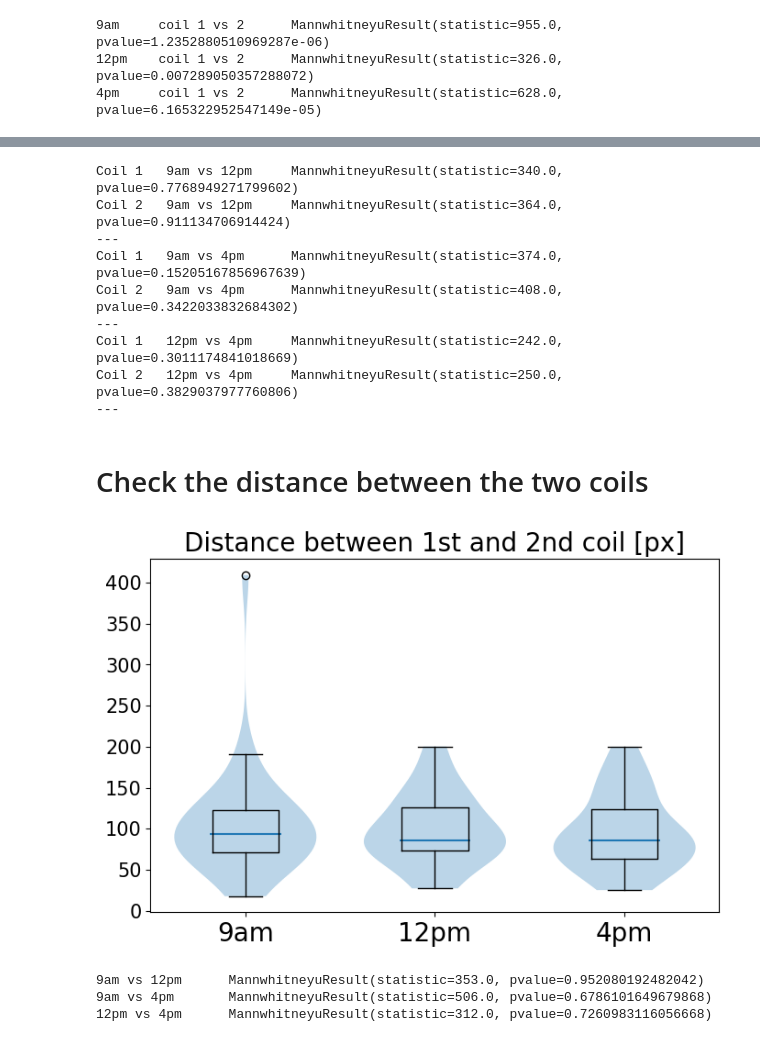
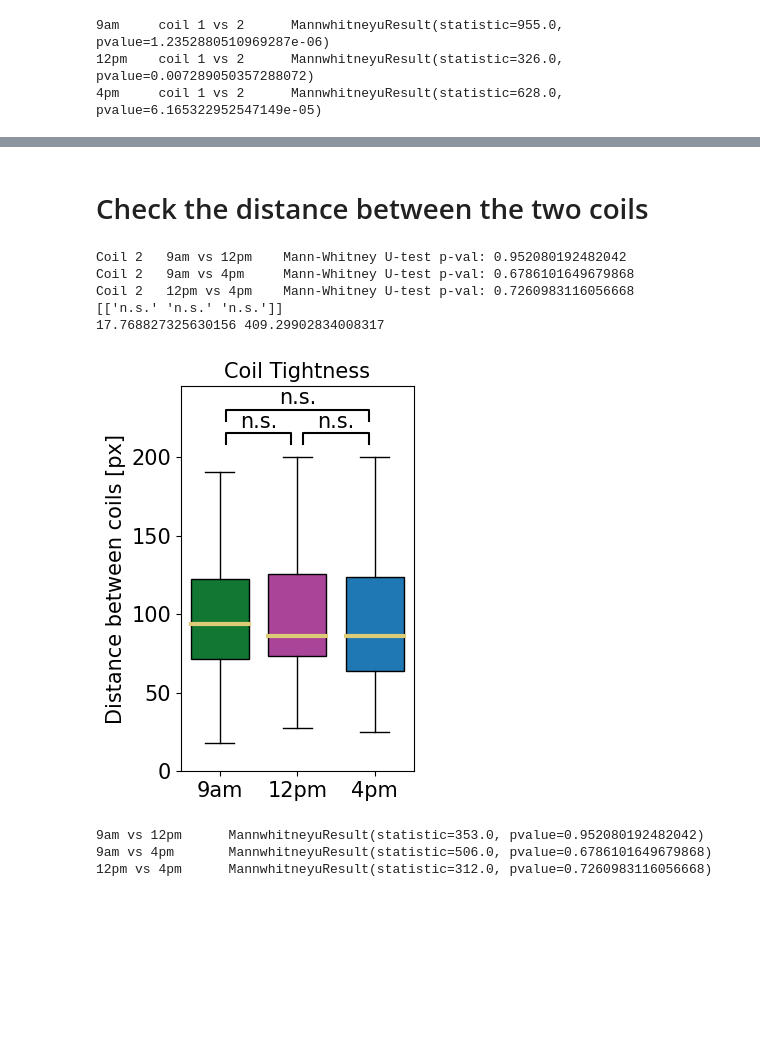
Before and after one commit to ejamezquita/cuscuta, a Jupyter notebook: jupyter/03_pd_wrangle.ipynb, the cells around one changed output, grey strips where cells are left out. Drawn from its saved outputs; the diff is of its cells as text; code cells hidden in the pictures; blank space fills up the shorter version.

```diff
--- a/jupyter/03_pd_wrangle.ipynb
+++ b/jupyter/03_pd_wrangle.ipynb
@@ -346,18 +498,3 @@ fig.tight_layout();
-# %%
-for i,j in it.combinations(range(len(Times)), 2):
-    for k in range(2):
-        print('Coil', k+1, '\t', Times[i],'vs',Times[j],'\t', stats.mannwhitneyu(positions[Times[i]][:,k], positions[Times[j]][:, k], method='exact'))
-    print('---')
-# %% [output]
-Coil 1   9am vs 12pm     MannwhitneyuResult(statistic=340.0, pvalue=0.7768949271799602)
-Coil 2   9am vs 12pm     MannwhitneyuResult(statistic=364.0, pvalue=0.911134706914424)
----
-Coil 1   9am vs 4pm      MannwhitneyuResult(statistic=374.0, pvalue=0.15205167856967639)
-Coil 2   9am vs 4pm      MannwhitneyuResult(statistic=408.0, pvalue=0.3422033832684302)
----
-Coil 1   12pm vs 4pm     MannwhitneyuResult(statistic=242.0, pvalue=0.3011174841018669)
-Coil 2   12pm vs 4pm     MannwhitneyuResult(statistic=250.0, pvalue=0.3829037977760806)
----
 # %% [markdown]
 # Check the distance between the two coils
 # %%
@@ -366,18 +503,58 @@ tight = dict()
 for key in dfs:
     s = np.diff(positions[key], axis=1).squeeze().astype(float)
     tight[key] = s
+# %%
+mwhit = np.zeros((1,3))
+
+for ix,(i,j) in enumerate(it.combinations(range(len(Times)), 2)):
+    mwhit[0,ix] = stats.mannwhitneyu(tight[Times[i]], tight[Times[j]], method='exact').pvalue
+    print('Coil', k+1, '\t', Times[i],'vs',Times[j],'\tMann-Whitney U-test p-val:', mwhit[0,ix])
+
+smwhit = singifmtx(mwhit, limits)
+print(smwhit)
+
+hmin = min([np.min(tight[key]) for key in speed])
+hmax = max([np.max(tight[key]) for key in speed])
+print(hmin, hmax)
+hmax = 215
+# %% [output]
+Coil 2   9am vs 12pm    Mann-Whitney U-test p-val: 0.952080192482042
+Coil 2   9am vs 4pm     Mann-Whitney U-test p-val: 0.6786101649679868
+Coil 2   12pm vs 4pm    Mann-Whitney U-test p-val: 0.7260983116056668
+[['n.s.' 'n.s.' 'n.s.']]
+17.768827325630156 409.29902834008317
 # %%
-fig, ax = plt.subplots(1,1, figsize=(8,5), sharey=True, sharex=True)
+fig, ax = plt.subplots(1,1, figsize=(3,5), sharey=True, sharex=True)
 ax = np.atleast_1d(ax).ravel(); i=0
 
-vplot = ax[i].violinplot([tight[key] for key in speed], widths=0.75, showmedians=True, showextrema=False)
-bplot = ax[i].boxplot([tight[key] for key in speed], widths=0.35, patch_artist=False, medianprops={'lw':3, 'color':colors[5], 'alpha':0}, zorder=3)
+bplot = ax[i].boxplot([tight[key] for key in speed],
+                      widths=0.75, patch_artist=True,
+                      medianprops={'lw':3, 'color':colors[5], 'alpha':1}, zorder=3)
+for patch, color in zip(bplot['boxes'], colors[:2]):
+    patch.set_facecolor(color)
 
-ax[i].tick_params('y', labelsize=fs-5);
+for ix,(i,j) in enumerate(it.combinations(range(len(Times)), 2)):
+    if i+j == 2:
+        epsy = 15
+    else:
+        epsy = 0
+    xfoo = np.array([i+1+epsx, i+1+epsx, j+1-epsx, j+1-epsx])
+    yfoo = np.array([hmax-7,hmax,hmax,hmax-7]) + epsy
+    ax[0].text((xfoo[0] + xfoo[2])*.5, yfoo[0]+8, smwhit[0,ix], ha='center', va='bottom', color='k', fontsize=fs)
+    ax[0].plot(xfoo, yfoo, lw=1.5, c='k')
+
+i = 0
+ax[i].set_ylim((0,hmax+30))
+ax[i].tick_params(labelsize=fs);
 ax[i].set_xticks(np.arange(len(Times)) + 1, Times, fontsize=fs);
-ax[i].set_title('Distance between 1st and 2nd coil [px]', fontsize=fs);
+ax[i].set_ylabel('Distance between coils [px]', fontsize=fs);
+ax[i].set_title('Coil Tightness', fontsize=fs);
+
+filename = dst + 'coil_tightness'
+plt.savefig(filename + '.svg', format='svg', bbox_inches='tight')
+plt.savefig(filename + '.jpg', format='jpg', dpi=200, pil_kwargs={'optimize':True}, bbox_inches='tight')
 # %% [output]
-[figure, old version]
+[figure, new version]
 # %%
 for i,j in it.combinations(range(len(Times)), 2):
     print(Times[i],'vs',Times[j],'\t', stats.mannwhitneyu(tight[Times[i]], tight[Times[j]], method='exact'))
```
Also changed, not shown: parts of 21 cells of this notebook, 13 other files.
